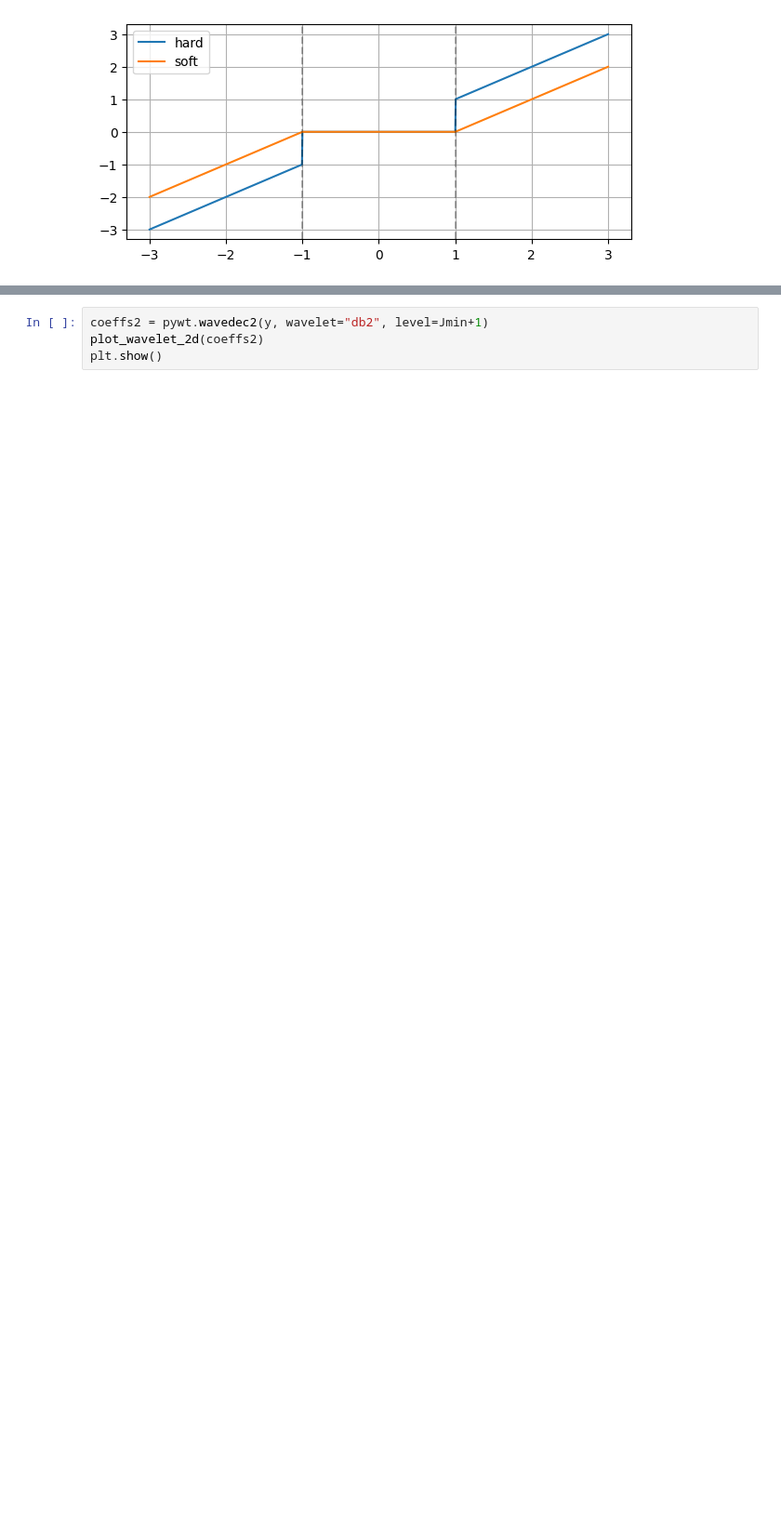
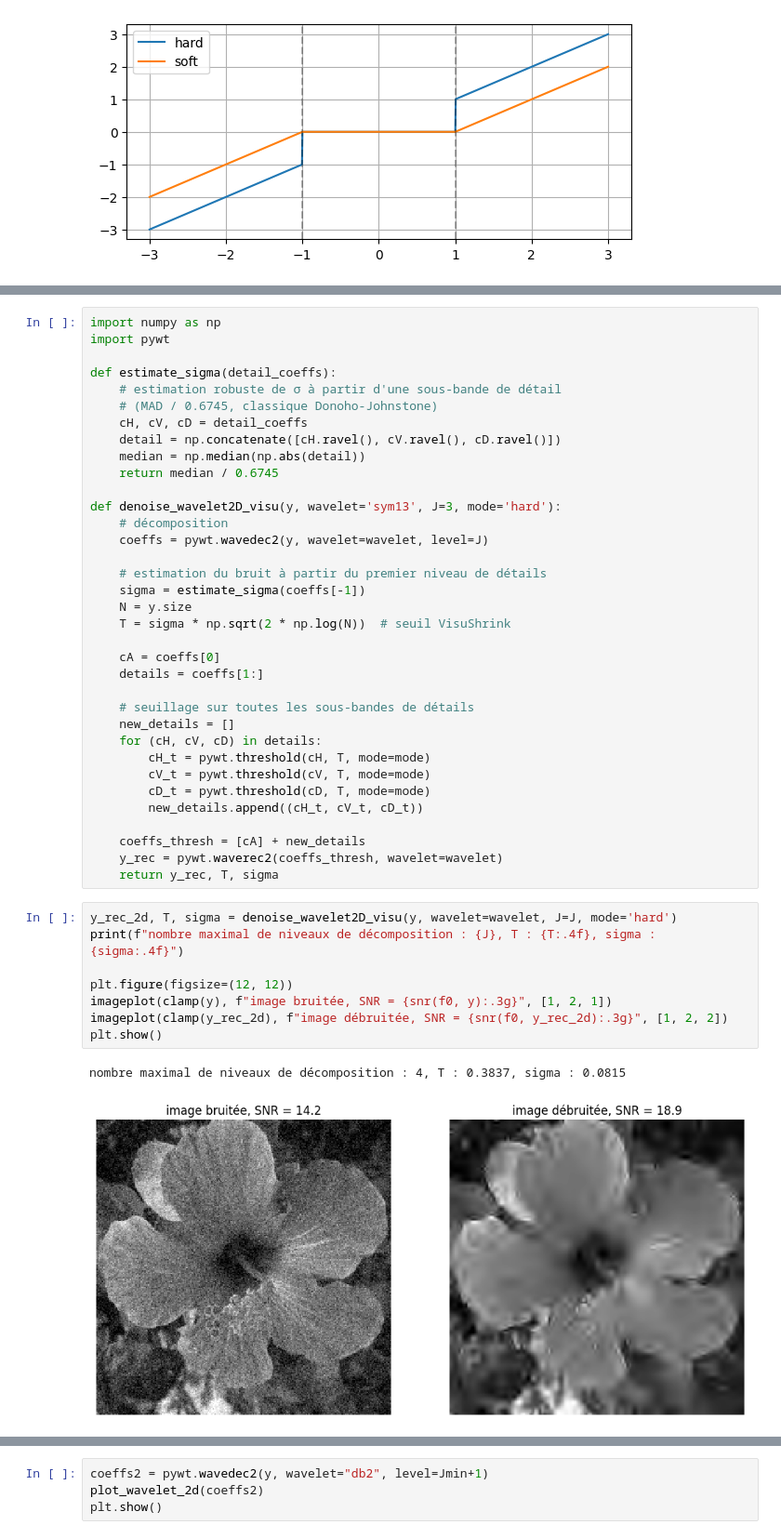
Before and after one commit to Borleo/2_M2_IAFA, a Jupyter notebook: TP_M2IAFA/TP_M2_IMGCMPT/TP23_Imagerie_Computationnelle/2_Wavelet Denoising /Image Denoising with Wavelets/denoisingwav_2_wavelet_2d.ipynb, the cells around one changed output, grey strips where cells are left out. Shown at 93% size. Cells and saved outputs as stored; diff of their text form; blank space fills up the shorter version.

```diff
--- a/TP_M2IAFA/TP_M2_IMGCMPT/TP23_Imagerie_Computationnelle/2_Wavelet Denoising /Image Denoising with Wavelets/denoisingwav_2_wavelet_2d.ipynb
+++ b/TP_M2IAFA/TP_M2_IMGCMPT/TP23_Imagerie_Computationnelle/2_Wavelet Denoising /Image Denoising with Wavelets/denoisingwav_2_wavelet_2d.ipynb
@@ -128 +182,47 @@ y_rec_2d = pywt.waverec2(coeffs_ti_2d, wavelet=wavelet)
+# %%
+import numpy as np
+import pywt
+
+def estimate_sigma(detail_coeffs):
+    # estimation robuste de σ à partir d'une sous-bande de détail
+    # (MAD / 0.6745, classique Donoho-Johnstone)
+    cH, cV, cD = detail_coeffs
+    detail = np.concatenate([cH.ravel(), cV.ravel(), cD.ravel()])
+    median = np.median(np.abs(detail))
+    return median / 0.6745
+
+def denoise_wavelet2D_visu(y, wavelet='sym13', J=3, mode='hard'):
+    # décomposition
+    coeffs = pywt.wavedec2(y, wavelet=wavelet, level=J)
+
+    # estimation du bruit à partir du premier niveau de détails
+    sigma = estimate_sigma(coeffs[-1])
+    N = y.size
+    T = sigma * np.sqrt(2 * np.log(N))  # seuil VisuShrink
+
+    cA = coeffs[0]
+    details = coeffs[1:]
+
+    # seuillage sur toutes les sous-bandes de détails
+    new_details = []
+    for (cH, cV, cD) in details:
+        cH_t = pywt.threshold(cH, T, mode=mode)
+        cV_t = pywt.threshold(cV, T, mode=mode)
+        cD_t = pywt.threshold(cD, T, mode=mode)
+        new_details.append((cH_t, cV_t, cD_t))
+
+    coeffs_thresh = [cA] + new_details
+    y_rec = pywt.waverec2(coeffs_thresh, wavelet=wavelet)
+    return y_rec, T, sigma
+# %%
+y_rec_2d, T, sigma = denoise_wavelet2D_visu(y, wavelet=wavelet, J=J, mode='hard')
+print(f"nombre maximal de niveaux de décomposition : {J}, T : {T:.4f}, sigma : {sigma:.4f}")
+
+plt.figure(figsize=(12, 12))
+imageplot(clamp(y), f"image bruitée, SNR = {snr(f0, y):.3g}", [1, 2, 1])
+imageplot(clamp(y_rec_2d), f"image débruitée, SNR = {snr(f0, y_rec_2d):.3g}", [1, 2, 2])
+plt.show()
+# %% [output]
+nombre maximal de niveaux de décomposition : 4, T : 0.3837, sigma : 0.0815
+[figure, added]
 # %% [markdown]
```
Also changed, not shown: parts of 20 cells of this notebook.
